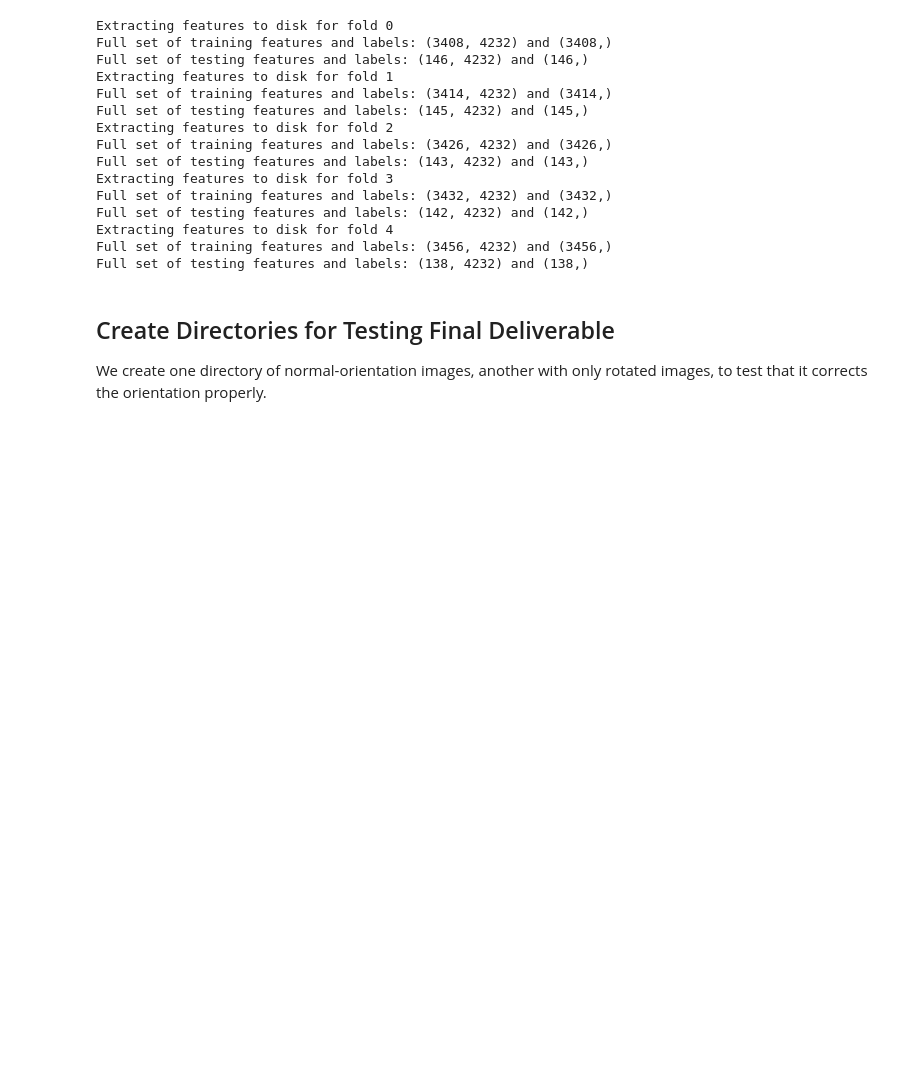
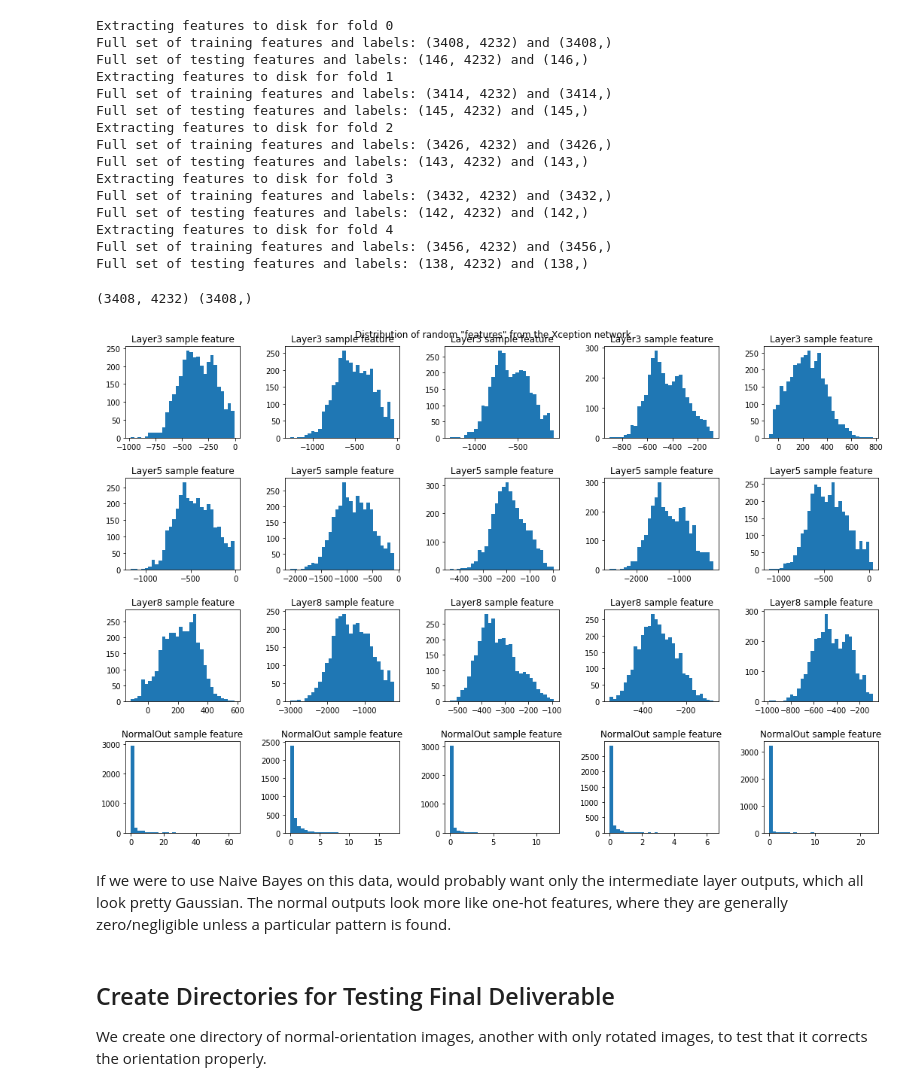
Before and after one commit to etotheipi/church_temple_classify, a Jupyter notebook: training_utils.ipynb, the cells around one changed output. Cells and saved outputs as stored; diff of their text form; code cells hidden in the pictures; blank space fills up the shorter version.

```diff
--- a/training_utils.ipynb
+++ b/training_utils.ipynb
@@ -485,19 +501,26 @@ Full set of training features and labels: (3456, 4232) and (3456,)
 Full set of testing features and labels: (138, 4232) and (138,)
 # %%
 # Lets confirm that the numpy files we just wrote are sane
-load_fex = np.load(f'feature_extractions/xception_with_3_inner_layers__fold_{k}_train_features.npy')
-load_lbl = np.load(f'feature_extractions/xception_with_3_inner_layers__fold_{k}_train_labels.npy')
+load_fex = np.load(f'feature_extractions/xception_with_3_inner_layers__fold_0_train_features.npy')
+load_lbl = np.load(f'feature_extractions/xception_with_3_inner_layers__fold_0_train_labels.npy')
 print(load_fex.shape, load_lbl.shape)
+# %% [output]
+(3408, 4232) (3408,)
 # %%
 fig,axs = plt.subplots(4,5, figsize=(15,10))
 layers = ['Layer3', 'Layer5', 'Layer8', 'NormalOut']
 for r in range(4):
     for c in range(5):
         rnd_idx = np.random.choice(range(r*728, (r+1)*728))
         axs[r][c].hist(load_fex[:,rnd_idx], bins=30)
-        axs[r][c].set_title(f'{layers[r]} features')
-_ = fig.suptitle('Distribution of random "features" from the Xception network')
+        axs[r][c].set_title(f'{layers[r]} sample feature')
+fig.suptitle('Distribution of random "features" from the Xception network')
+fig.tight_layout(pad=2.0)
 # Wondering how well gaussian naive bayes will work with this data...
+# %% [output]
+[figure, added]
+# %% [markdown]
+If we were to use Naive Bayes on this data, would probably want only the intermediate layer outputs, which all look pretty Gaussian.  The normal outputs look more like one-hot features, where they are generally zero/negligible unless a particular pattern is found.
 # %% [markdown]
 ## Create Directories for Testing Final Deliverable
 We create one directory of normal-orientation images, another with only rotated images, to test that it corrects the orientation properly.
```
Also changed, not shown: parts of 4 cells of this notebook, 6 other files.
